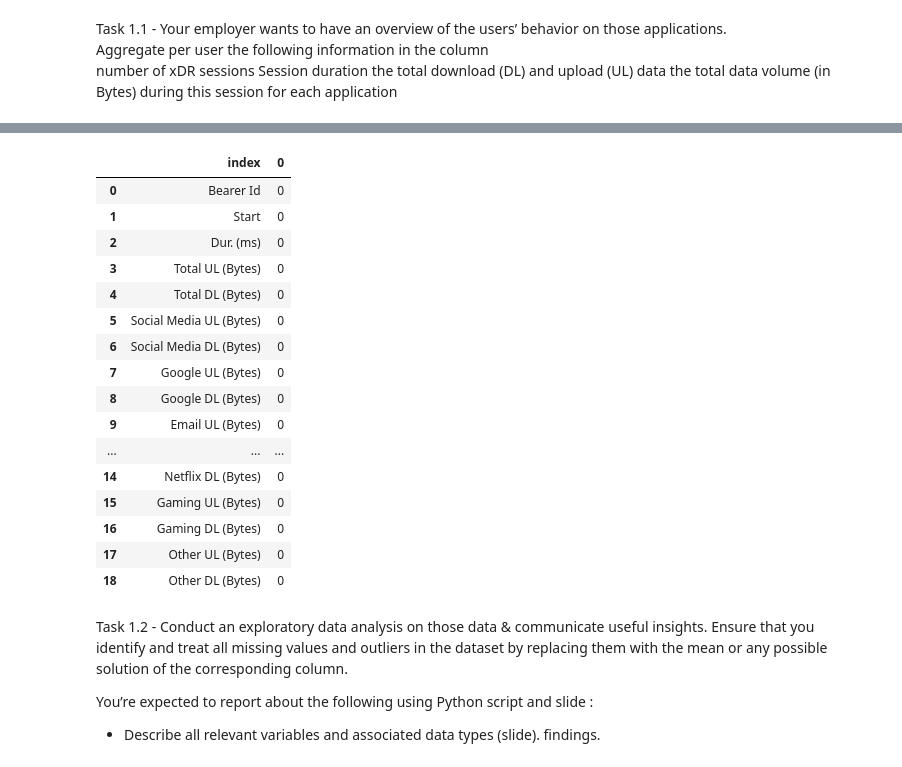
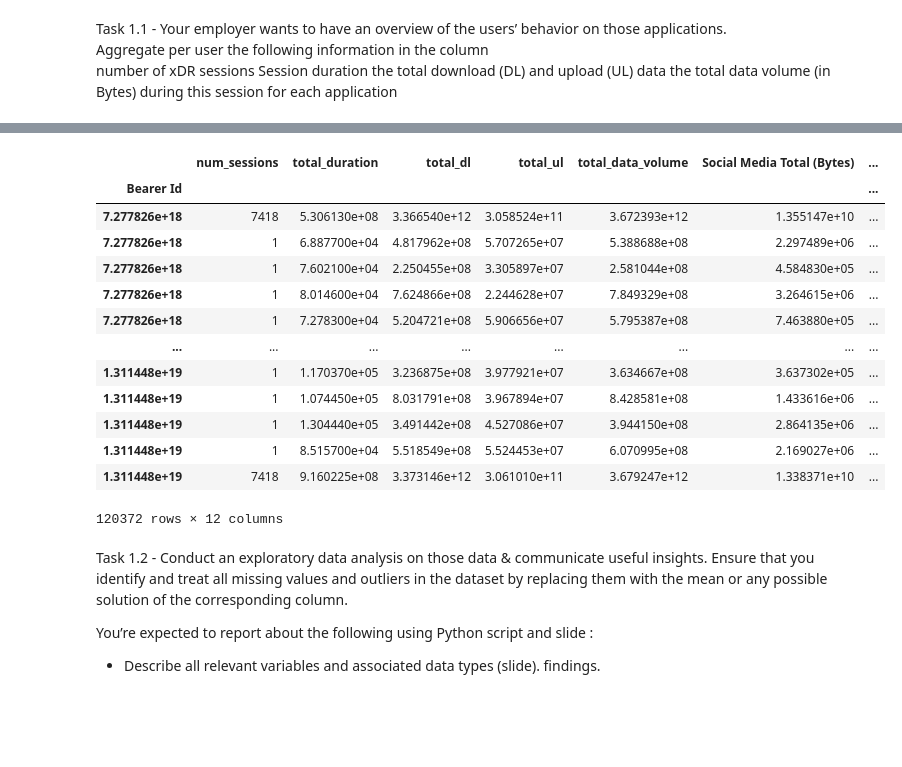
Before and after one commit to epythonlab/10academy-aim-week2-challenge, a Jupyter notebook: notebooks/user_analysis_notebook.ipynb, the cells around one changed output, grey strips where cells are left out. Saved outputs shown, nothing was run; the diff lists cells and outputs as text; code cells hidden in the pictures; blank space fills up the shorter version.

```diff
--- a/notebooks/user_analysis_notebook.ipynb
+++ b/notebooks/user_analysis_notebook.ipynb
@@ -278,23 +237,24 @@ agg_df
-# %%
-agg_df.isnull().sum().reset_index()
-# %% [output]
-|  | index | 0 |
-| 0 | Bearer Id | 0 |
-| 1 | Start | 0 |
-| 2 | Dur. (ms) | 0 |
-| 3 | Total UL (Bytes) | 0 |
-| 4 | Total DL (Bytes) | 0 |
-| 5 | Social Media UL (Bytes) | 0 |
-| 6 | Social Media DL (Bytes) | 0 |
-| 7 | Google UL (Bytes) | 0 |
-| 8 | Google DL (Bytes) | 0 |
-| 9 | Email UL (Bytes) | 0 |
-| ... | ... | ... |
-| 14 | Netflix DL (Bytes) | 0 |
-| 15 | Gaming UL (Bytes) | 0 |
-| 16 | Gaming DL (Bytes) | 0 |
-| 17 | Other UL (Bytes) | 0 |
-| 18 | Other DL (Bytes) | 0 |
+# %%
+from user_analysis import UserBehavierAnalasis
+
+ua = UserBehavierAnalasis(df_cleaned)
+user_behavior = ua.aggregate_user_behavior()
+user_behavior
+# %% [output]
+|  | num_sessions | total_duration | total_dl | total_ul | total_data_volume | Social Media Total (Bytes) | ... |
+| Bearer Id |  |  |  |  |  |  | ... |
+| 7.277826e+18 | 7418 | 5.306130e+08 | 3.366540e+12 | 3.058524e+11 | 3.672393e+12 | 1.355147e+10 | ... |
+| 7.277826e+18 | 1 | 6.887700e+04 | 4.817962e+08 | 5.707265e+07 | 5.388688e+08 | 2.297489e+06 | ... |
+| 7.277826e+18 | 1 | 7.602100e+04 | 2.250455e+08 | 3.305897e+07 | 2.581044e+08 | 4.584830e+05 | ... |
+| 7.277826e+18 | 1 | 8.014600e+04 | 7.624866e+08 | 2.244628e+07 | 7.849329e+08 | 3.264615e+06 | ... |
+| 7.277826e+18 | 1 | 7.278300e+04 | 5.204721e+08 | 5.906656e+07 | 5.795387e+08 | 7.463880e+05 | ... |
+| ... | ... | ... | ... | ... | ... | ... | ... |
+| 1.311448e+19 | 1 | 1.170370e+05 | 3.236875e+08 | 3.977921e+07 | 3.634667e+08 | 3.637302e+05 | ... |
+| 1.311448e+19 | 1 | 1.074450e+05 | 8.031791e+08 | 3.967894e+07 | 8.428581e+08 | 1.433616e+06 | ... |
+| 1.311448e+19 | 1 | 1.304440e+05 | 3.491442e+08 | 4.527086e+07 | 3.944150e+08 | 2.864135e+06 | ... |
+| 1.311448e+19 | 1 | 8.515700e+04 | 5.518549e+08 | 5.524453e+07 | 6.070995e+08 | 2.169027e+06 | ... |
+| 1.311448e+19 | 7418 | 9.160225e+08 | 3.373146e+12 | 3.061010e+11 | 3.679247e+12 | 1.338371e+10 | ... |
+120372 rows × 12 columns
 # %% [markdown]
 
 
```
Also changed, not shown: parts of 28 cells of this notebook, 2 other files.
